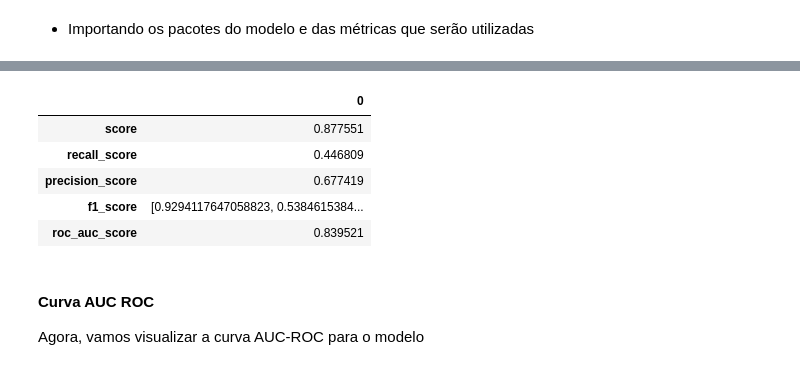
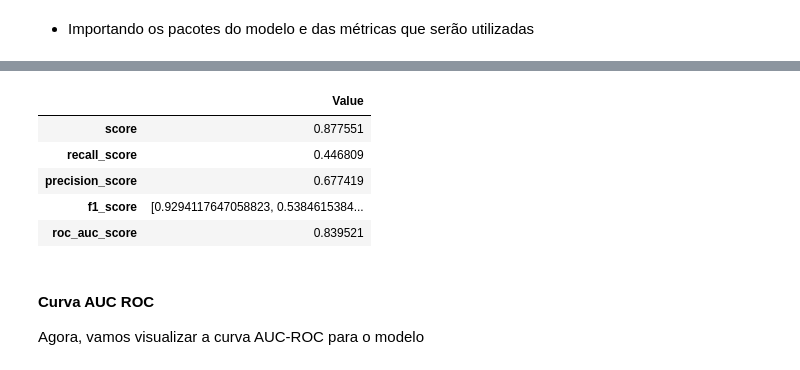
Before and after one commit to RodrigoTito/Desistencia-de-Funcionario, a Jupyter notebook: Data_Sprint_56_Desistencia_de_Funcionario.ipynb, the cells around one changed output, grey strips where cells are left out. Saved outputs shown, nothing was run; the diff lists cells and outputs as text; code cells hidden in the pictures.

```diff
--- a/Data_Sprint_56_Desistencia_de_Funcionario.ipynb
+++ b/Data_Sprint_56_Desistencia_de_Funcionario.ipynb
@@ -450,12 +458,12 @@ tpr_list.append(tpr)
 # %%
 df_metrics = pd.DataFrame({'score': score,
                            'recall_score': recall_list,
                            'precision_score':precision_list,
                            'f1_score':f1_score_list,
-                           'roc_auc_score':roc_auc_score_list}).transpose()
+                           'roc_auc_score':roc_auc_score_list}, index = ['Value']).transpose()
 df_metrics
 # %% [output]
-|  | 0 |
+|  | Value |
 | score | 0.877551 |
 | recall_score | 0.446809 |
 | precision_score | 0.677419 |
```
Also changed, not shown: parts of 3 cells of this notebook.
